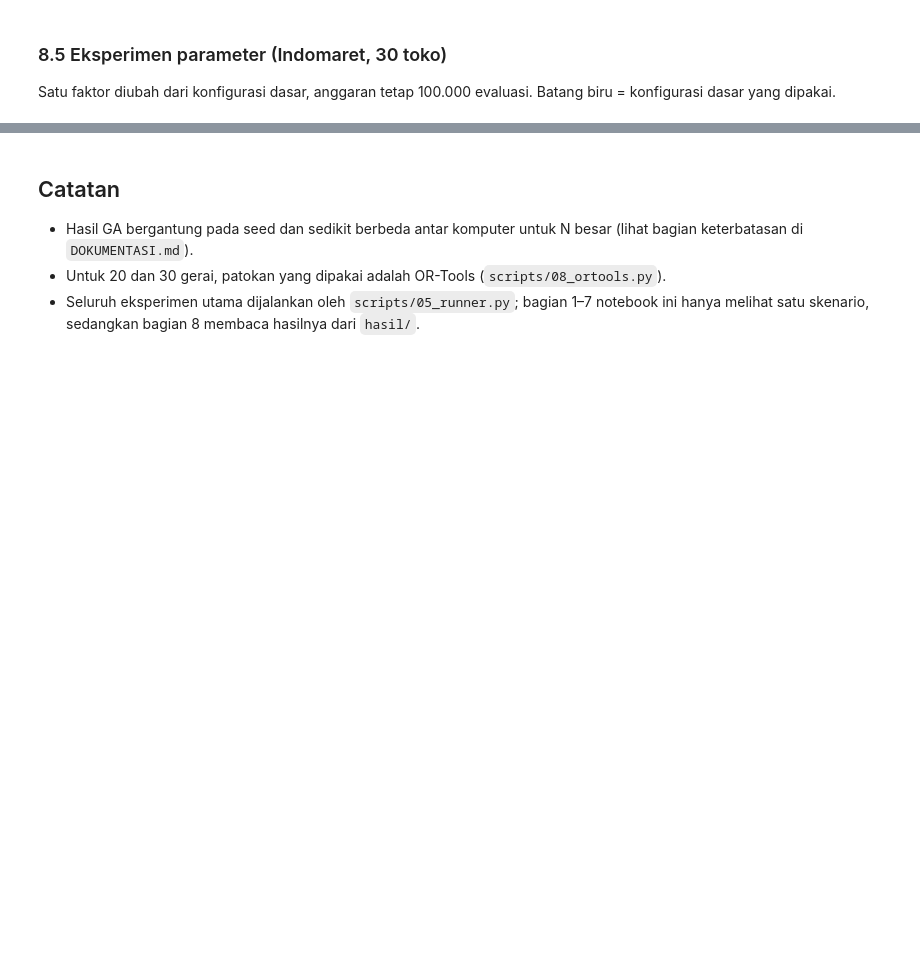
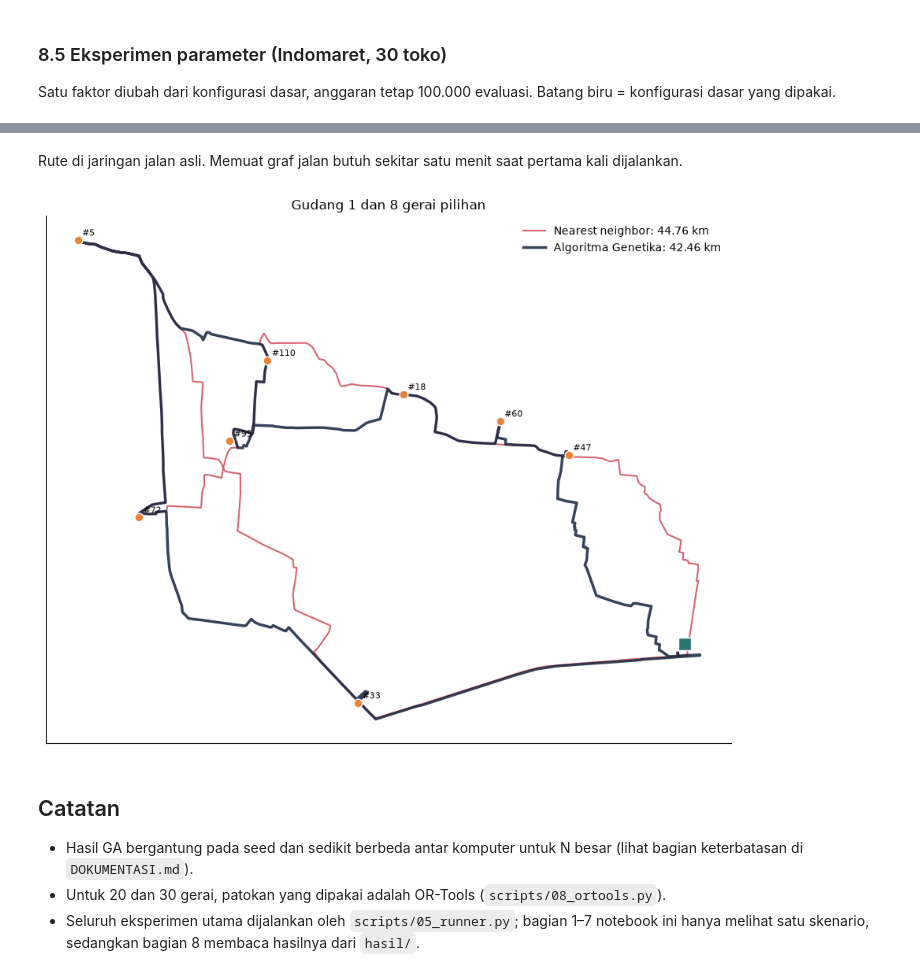
Before and after one commit to raenaldiardiansyah/Genetic-algorithm, a Jupyter notebook: ga_demo.ipynb, the cells around one changed output, grey strips where cells are left out. Saved outputs shown, nothing was run; the diff lists cells and outputs as text; code cells hidden in the pictures; blank space fills up the shorter version.

```diff
--- a/ga_demo.ipynb
+++ b/ga_demo.ipynb
@@ -322,3 +417,36 @@ plt.show()
+# %% [markdown]
+Rute di jaringan jalan asli. Memuat graf jalan butuh sekitar satu menit saat pertama kali dijalankan.
+# %%
+import osmnx as ox
+from ga_rute.data import simpul_terdekat
+from ga_rute.visual import jalur_rute
+
+if "G_jalan" not in globals():
+    G_jalan = ox.load_graphml("data/jalan_bandung.graphml")
+
+idx = np.array(PILIHAN) - 1
+lon = np.r_[gudang_df.lon.iloc[GUDANG_DEMO - 1], gerai_df.lon.values[idx]]
+lat = np.r_[gudang_df.lat.iloc[GUDANG_DEMO - 1], gerai_df.lat.values[idx]]
+simpul, _ = simpul_terdekat(G_jalan, lon, lat)
+
+fig, ax = plt.subplots(figsize=(9, 8))
+for rute, warna, lebar, label in [(rute_nn_demo, "#d1495b", 1.5, f"Nearest neighbor: {km_nn_demo:.2f} km"),
+                                  (rute_demo, "#14213d", 2.5, f"Algoritma Genetika: {km_demo:.2f} km")]:
+    xs, ys = jalur_rute(G_jalan, simpul, rute)
+    ax.plot(xs, ys, color=warna, lw=lebar, alpha=0.85, label=label)
+ax.scatter(lon[1:], lat[1:], s=60, color="#e8833a", edgecolor="white", zorder=4)
+ax.scatter(lon[:1], lat[:1], s=140, marker="s", color="#2a7471", edgecolor="white", zorder=5)
+for p, x, y in zip(PILIHAN, lon[1:], lat[1:]):
+    ax.annotate(f"#{p}", (x, y), xytext=(4, 4), textcoords="offset points", fontsize=8)
+ax.set_aspect(1 / np.cos(np.radians(lat.mean())))
+ax.set_xticks([])
+ax.set_yticks([])
+ax.set_title(f"Gudang {GUDANG_DEMO} dan {len(PILIHAN)} gerai pilihan")
+ax.legend(frameon=False, loc="best")
+plt.tight_layout()
+plt.show()
+# %% [output]
+[figure, added]
 # %% [markdown]
 ## Catatan
 
```
Also changed, not shown: parts of 9 cells of this notebook.
